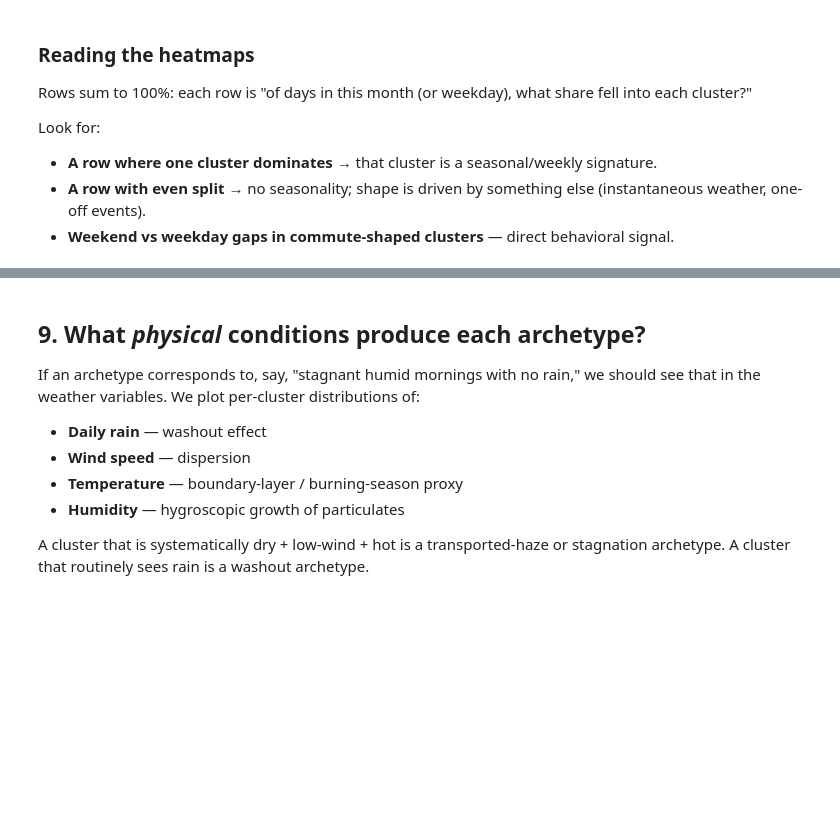
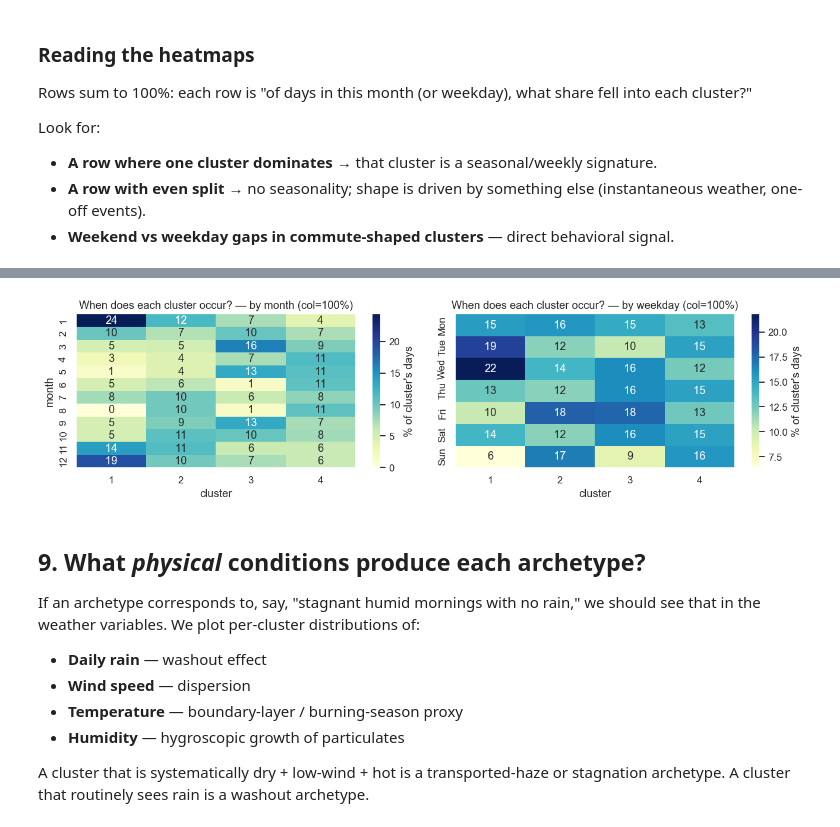
Before and after one commit to thamthorn/TIME-SERIE_Project, a Jupyter notebook: pm25_shape_typology.ipynb, the cells around one changed output, grey strips where cells are left out. Saved outputs shown, nothing was run; the diff lists cells and outputs as text; code cells hidden in the pictures; blank space fills up the shorter version.

Commit message:
add cluster norm

```diff
--- a/pm25_shape_typology.ipynb
+++ b/pm25_shape_typology.ipynb
@@ -500,3 +511,20 @@ Look for:
+# %%
+cluster_month_bycol = (pd.crosstab(meta_aligned["month"], labels, normalize="columns") * 100)
+cluster_wday_bycol  = (pd.crosstab(meta_aligned["weekday"].str[:3], labels, normalize="columns") * 100)
+cluster_wday_bycol  = cluster_wday_bycol.reindex(["Mon","Tue","Wed","Thu","Fri","Sat","Sun"])
+
+fig, axes = plt.subplots(1, 2, figsize=(12, 3.4))
+sns.heatmap(cluster_month_bycol, annot=True, fmt=".0f", cmap="YlGnBu",
+            cbar_kws={"label": "% of cluster's days"}, ax=axes[0])
+axes[0].set(title="When does each cluster occur? — by month (col=100%)",
+            xlabel="cluster", ylabel="month")
+sns.heatmap(cluster_wday_bycol, annot=True, fmt=".0f", cmap="YlGnBu",
+            cbar_kws={"label": "% of cluster's days"}, ax=axes[1])
+axes[1].set(title="When does each cluster occur? — by weekday (col=100%)",
+            xlabel="cluster", ylabel="")
+plt.tight_layout(); plt.show()
+# %% [output]
+[figure, added]
 # %% [markdown]
 ## 9. What *physical* conditions produce each archetype?
 
```
Also changed, not shown: parts of 3 cells of this notebook, 1 other file.
